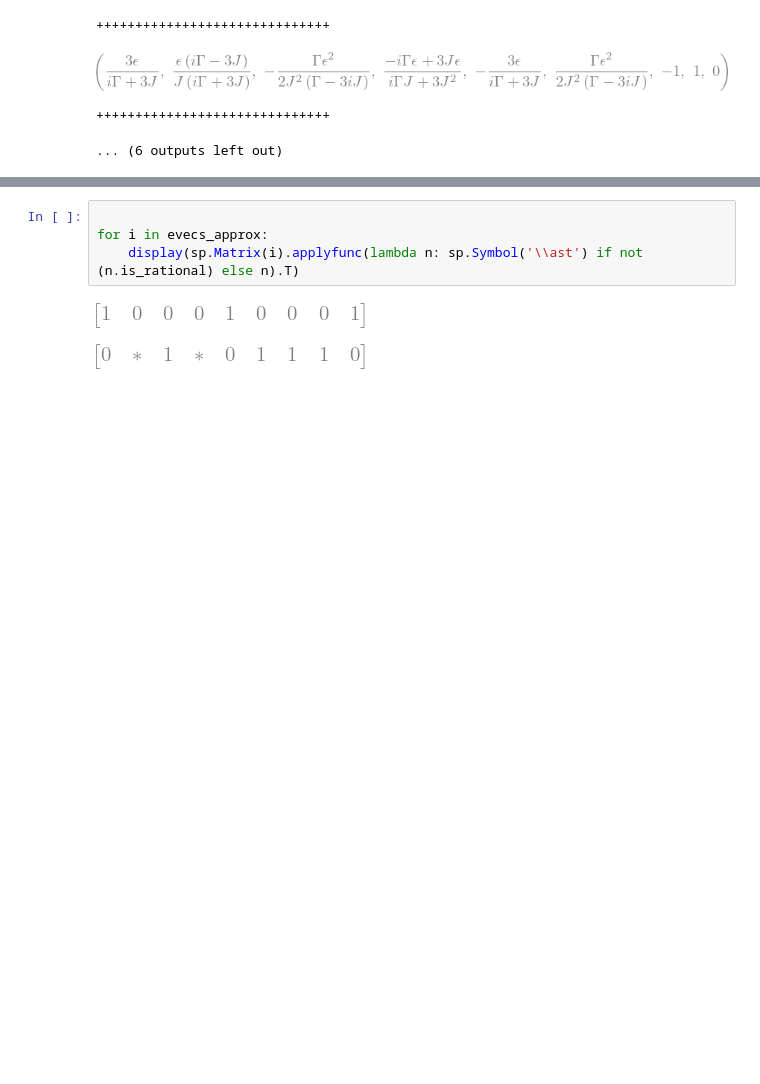
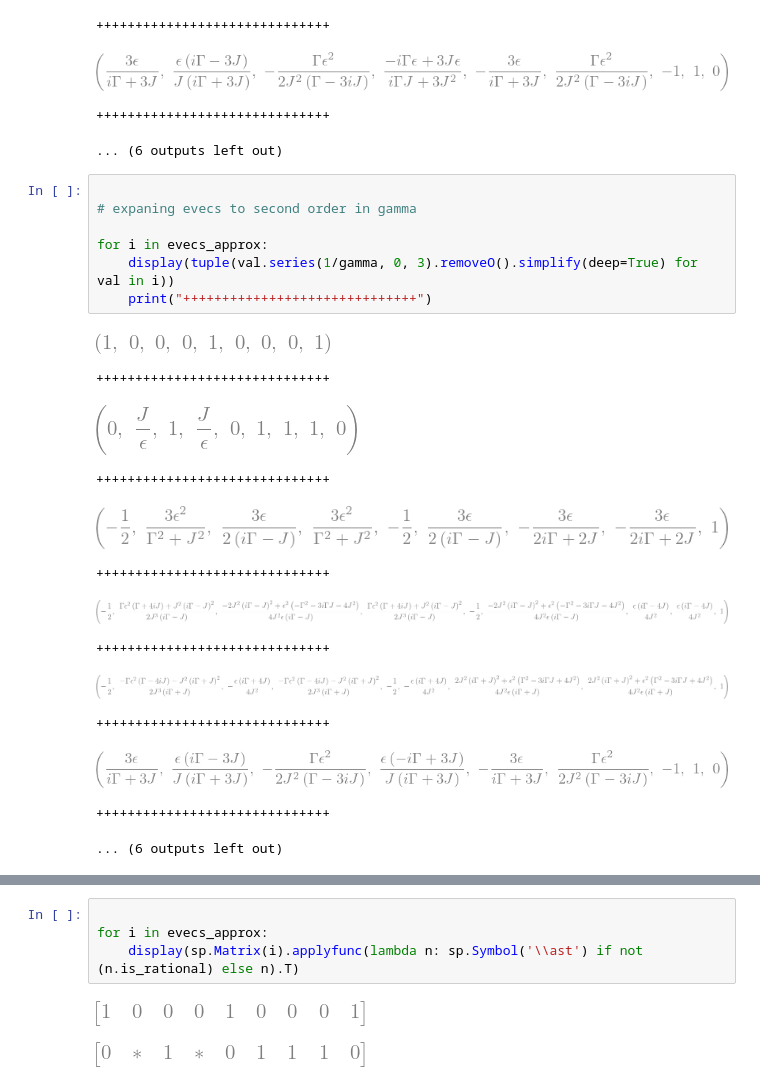
Before and after one commit to kiwipretzel/nserc-2026, a Jupyter notebook: [3.0] [three-site (degenerate), single-body, general epsilon's, local dephasing]/[3.0.1] [evals of symmetry case] [june 25].ipynb, the cells around one changed output, grey strips where cells are left out. Saved outputs shown, nothing was run; the diff lists cells and outputs as text; blank space fills up the shorter version.

Commit message:
checking values of starred vals in evecs

```diff
--- a/[3.0] [three-site (degenerate), single-body, general epsilon's, local dephasing]/[3.0.1] [evals of symmetry case] [june 25].ipynb
+++ b/[3.0] [three-site (degenerate), single-body, general epsilon's, local dephasing]/[3.0.1] [evals of symmetry case] [june 25].ipynb
@@ -193,3 +193,24 @@ for i in evecs_approx:
 [figure]
 ++++++++++++++++++++++++++++++
 ... (6 outputs left out)
+# %%
+
+# expaning evecs to second order in gamma
+
+for i in evecs_approx:
+    display(tuple(val.series(1/gamma, 0, 3).removeO().simplify(deep=True) for val in i))
+    print("++++++++++++++++++++++++++++++")
+# %% [output]
+[figure, added]
+++++++++++++++++++++++++++++++
+[figure, added]
+++++++++++++++++++++++++++++++
+[figure, added]
+++++++++++++++++++++++++++++++
+[figure, added]
+++++++++++++++++++++++++++++++
+[figure, added]
+++++++++++++++++++++++++++++++
+[figure, added]
+++++++++++++++++++++++++++++++
+... (6 outputs left out)
```
Also changed, not shown: parts of 1 cell of this notebook, 1 other file.
